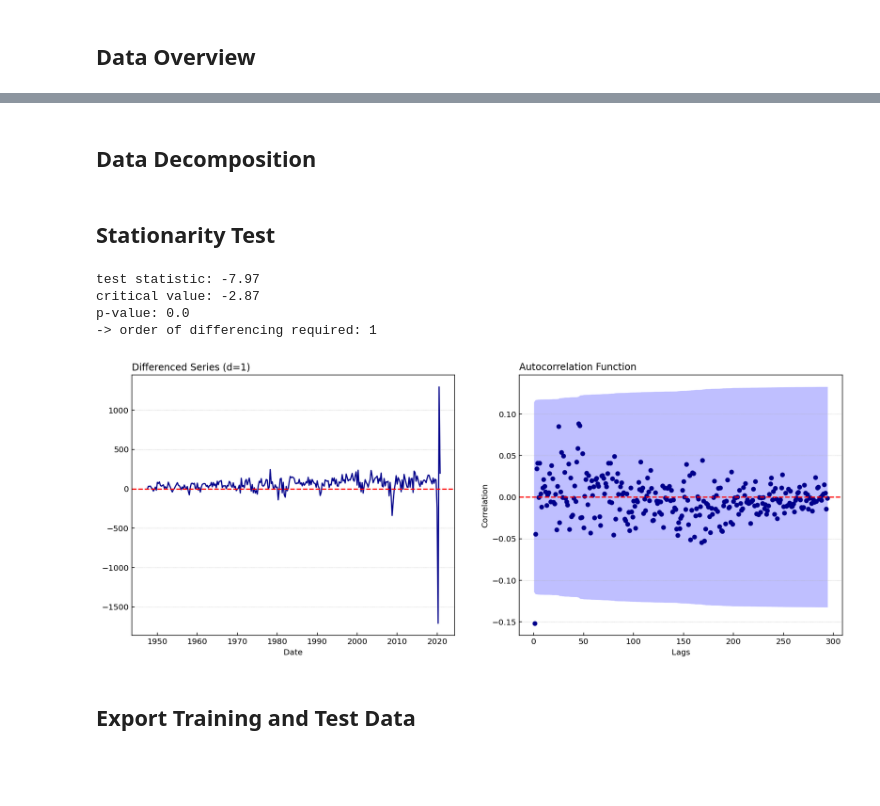
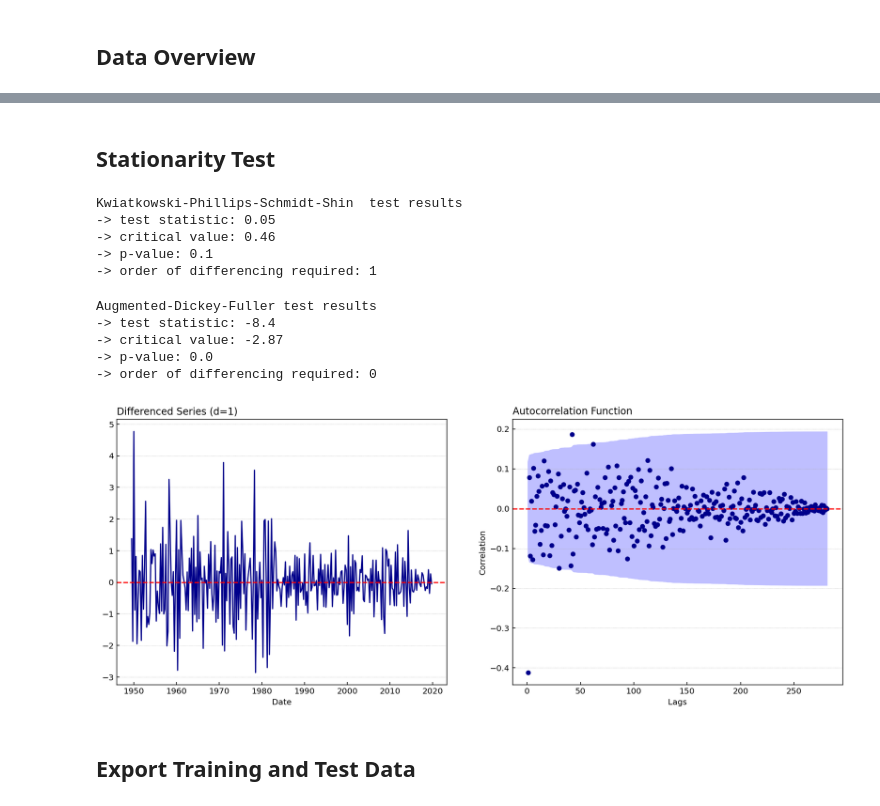
Before and after one commit to LeonHackl/TimeSeries-Forecasting, a Jupyter notebook: DataPreparation.ipynb, the cells around one changed output, grey strips where cells are left out. Saved outputs shown, nothing was run; the diff lists cells and outputs as text; code cells hidden in the pictures; blank space fills up the shorter version.

Commit message:
added kpss test

```diff
--- a/DataPreparation.ipynb
+++ b/DataPreparation.ipynb
@@ -72,2 +91,0 @@ graph_plot(df)
-# %% [markdown]
-## Data Decomposition
@@ -76,3 +94,32 @@ graph_plot(df)
 # %% [markdown]
 ## Stationarity Test
+# %%
+# KPSS test
+# null hypothesis : series is stationary
+# alternate hypothesis : series not stationary (unit root)
+# reject null hypothesis if p-value <= 0.05
+def kpss_test(data):
+    d = 0
+    kpss_test = kpss(data.dropna())
+    test_statistic, p_value, crit_value = kpss_test[0], kpss_test[1], kpss_test[3]["5%"]
+    while test_statistic > crit_value:
+        data = data.diff()
+        kpss_test = kpss(data.dropna())
+        test_statistic, p_value, crit_value = kpss_test[0], kpss_test[1], kpss_test[3]["5%"]
+        d = d + 1
+    else:
+        print("Kwiatkowski-Phillips-Schmidt-Shin  test results")
+        print("-> test statistic: " + str(round(test_statistic, 2)))
+        print("-> critical value: " + str(round(crit_value, 2)))
+        print("-> p-value: " + str(round(p_value, 2)))
+        print("-> order of differencing required: " + str(d))
+    return d
+# %%
+d_kpss = kpss_test(df)
+# %% [output]
+Kwiatkowski-Phillips-Schmidt-Shin  test results
+-> test statistic: 0.05
+-> critical value: 0.46
+-> p-value: 0.1
+-> order of differencing required: 1
 # %%
@@ -92,14 +144,15 @@ def adf_test(data):
         print("-> order of differencing required: " + str(d))
     return d
 # %%
-d = adf_test(df)
+d_adf = adf_test(df)
 # %% [output]
-test statistic: -7.97
-critical value: -2.87
-p-value: 0.0
--> order of differencing required: 1
+Augmented-Dickey-Fuller test results
+-> test statistic: -8.4
+-> critical value: -2.87
+-> p-value: 0.0
+-> order of differencing required: 0
 # %%
-def adf_plot(data, d = 0):
+def adf_plot(data, d):
     fig, (ax1, ax2) = plt.subplots(1, 2, figsize = (16,6))
     i = 0
     while i != d:
@@ -108,7 +161,7 @@ def adf_plot(data, d = 0):
     ax1.plot(data, color = "darkblue")
     ax1.axhline(y = 0, color = "red", linestyle = "--")
     ax1.set_xlabel("Date")
-    ax1.set_title("Differenced Series (d=1)", loc = "left")
+    ax1.set_title("Differenced Series (d=%d)"%(d), loc = "left")
     ax1.tick_params(direction = "in")
     ax1.grid(axis = "y", linewidth = 0.5, linestyle = ":")
 
@@ -125,8 +178,8 @@ def adf_plot(data, d = 0):
             item.set_facecolor("blue")
     return data
 # %%
-df_diff = adf_plot(df, d = 1)
+df_diff = adf_plot(df, d_kpss)
 # %% [output]
-[figure, old version]
+[figure, new version]
 # %% [markdown]
 ## Export Training and Test Data
```
Also changed, not shown: parts of 11 cells of this notebook, 1 other file.
